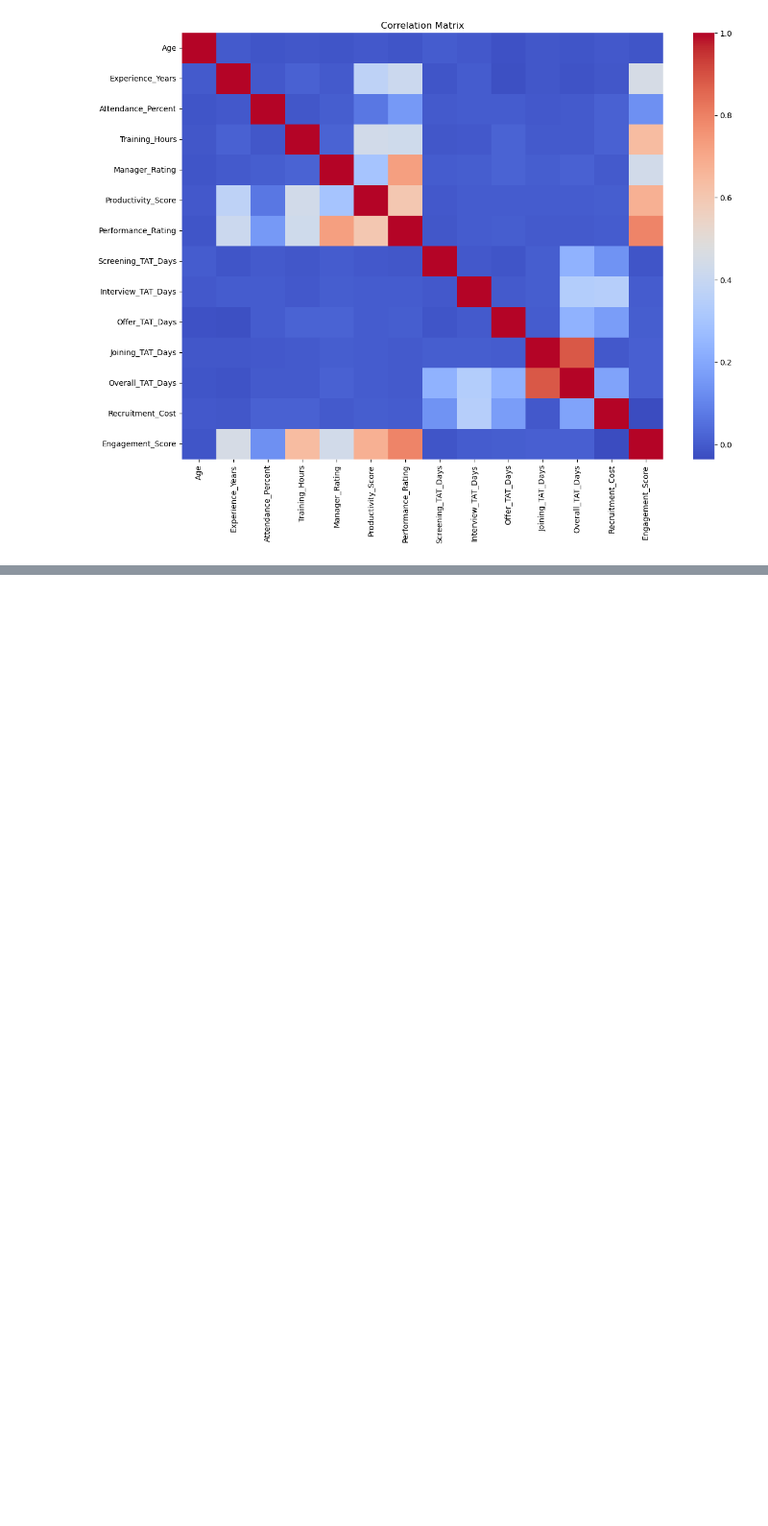
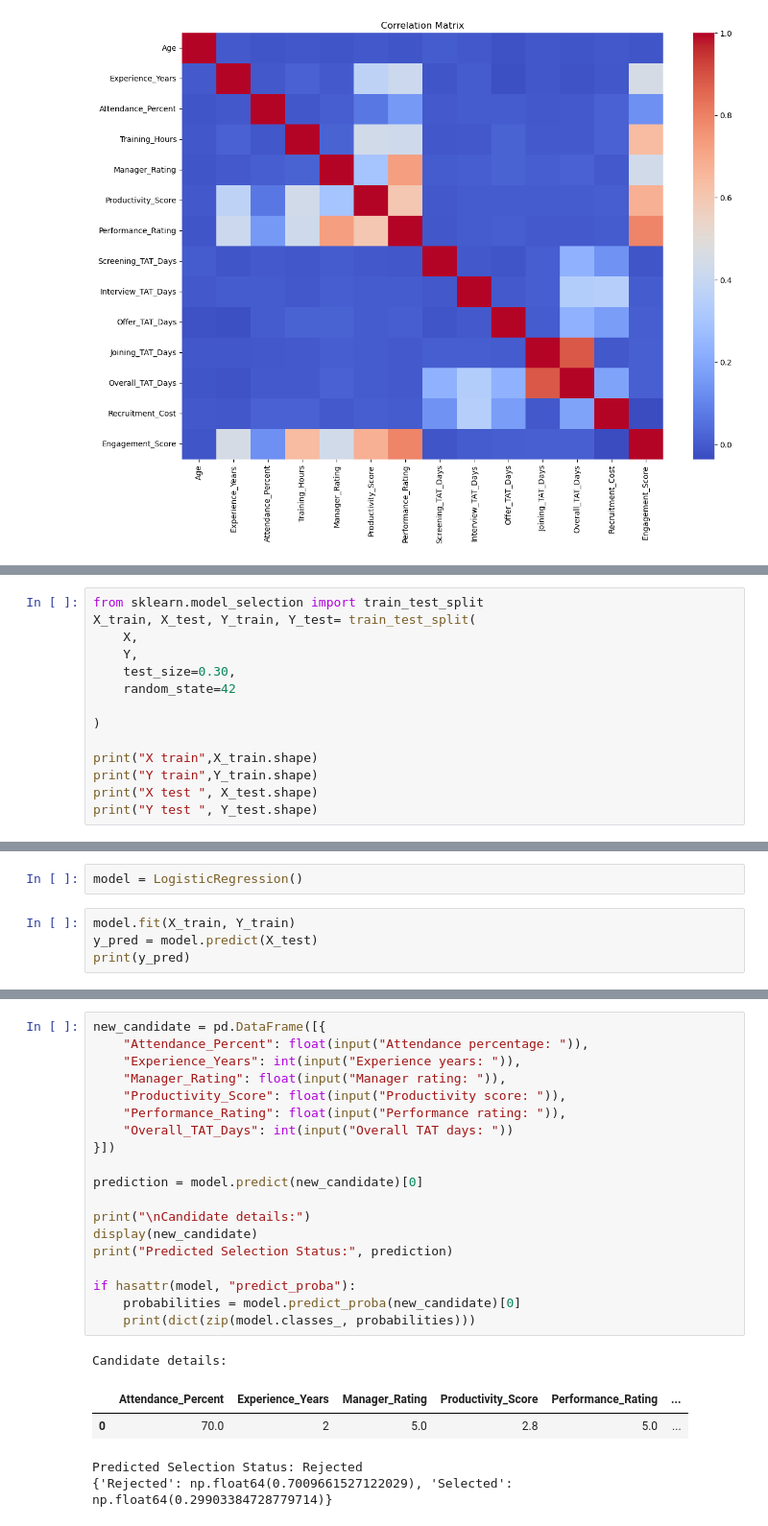
Before and after one commit to vishnu-pratap-singh/KPMG-ML-, a Jupyter notebook: HR_Analytics/hr_recritment.ipynb, the cells around one changed output, grey strips where cells are left out. Shown at 96% size. Drawn from its saved outputs; the diff is of its cells as text; blank space fills up the shorter version.

```diff
--- a/HR_Analytics/hr_recritment.ipynb
+++ b/HR_Analytics/hr_recritment.ipynb
@@ -174,0 +231,14 @@ plt.show()
+# %%
+from sklearn.model_selection import train_test_split
+X_train, X_test, Y_train, Y_test= train_test_split(
+    X,
+    Y,
+    test_size=0.30,
+    random_state=42
+
+)
+
+print("X train",X_train.shape)
+print("Y train",Y_train.shape)
+print("X test ", X_test.shape)
+print("Y test ", Y_test.shape)
@@ -174,0 +254,6 @@ plt.show()
+# %%
+model = LogisticRegression()
+# %%
+model.fit(X_train, Y_train)
+y_pred = model.predict(X_test)
+print(y_pred)
@@ -174,0 +270,25 @@ plt.show()
+# %%
+new_candidate = pd.DataFrame([{
+    "Attendance_Percent": float(input("Attendance percentage: ")),
+    "Experience_Years": int(input("Experience years: ")),
+    "Manager_Rating": float(input("Manager rating: ")),
+    "Productivity_Score": float(input("Productivity score: ")),
+    "Performance_Rating": float(input("Performance rating: ")),
+    "Overall_TAT_Days": int(input("Overall TAT days: "))
+}])
+
+prediction = model.predict(new_candidate)[0]
+
+print("\nCandidate details:")
+display(new_candidate)
+print("Predicted Selection Status:", prediction)
+
+if hasattr(model, "predict_proba"):
+    probabilities = model.predict_proba(new_candidate)[0]
+    print(dict(zip(model.classes_, probabilities)))
+# %% [output]
+Candidate details:
+|  | Attendance_Percent | Experience_Years | Manager_Rating | Productivity_Score | Performance_Rating | ... |
+| 0 | 70.0 | 2 | 5.0 | 2.8 | 5.0 | ... |
+Predicted Selection Status: Rejected
+{'Rejected': np.float64(0.7009661527122029), 'Selected': np.float64(0.29903384728779714)}
```
Also changed, not shown: parts of 14 cells of this notebook.
